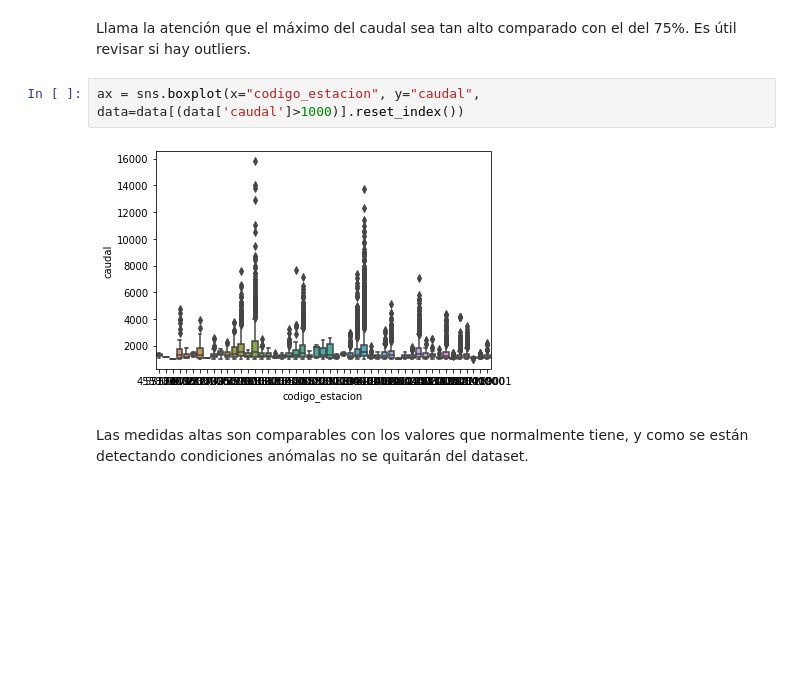
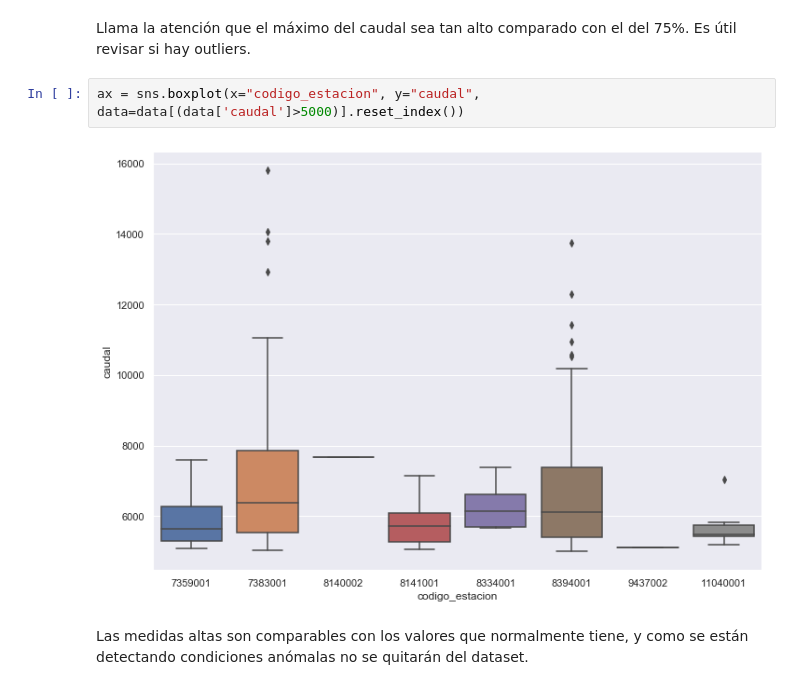
Before and after one commit to felipeacunago/SpikeChallenge, a Jupyter notebook: SpikeChallenge.ipynb, the cells around one changed output. Drawn from its saved outputs; the diff is of its cells as text; blank space fills up the shorter version.

```diff
--- a/SpikeChallenge.ipynb
+++ b/SpikeChallenge.ipynb
@@ -92,9 +92,9 @@ data.describe()
 # %% [markdown]
 Llama la atención que el máximo del caudal sea tan alto comparado con el del 75%. Es útil revisar si hay outliers.
 # %%
-ax = sns.boxplot(x="codigo_estacion", y="caudal", data=data[(data['caudal']>1000)].reset_index())
+ax = sns.boxplot(x="codigo_estacion", y="caudal", data=data[(data['caudal']>5000)].reset_index())
 # %% [output]
-[figure, old version]
+[figure, new version]
 # %% [markdown]
 Las medidas altas son comparables con los valores que normalmente tiene, y como se están detectando condiciones anómalas no se quitarán del dataset.
 # %% [markdown]
```
Also changed, not shown: parts of 3 cells of this notebook.
